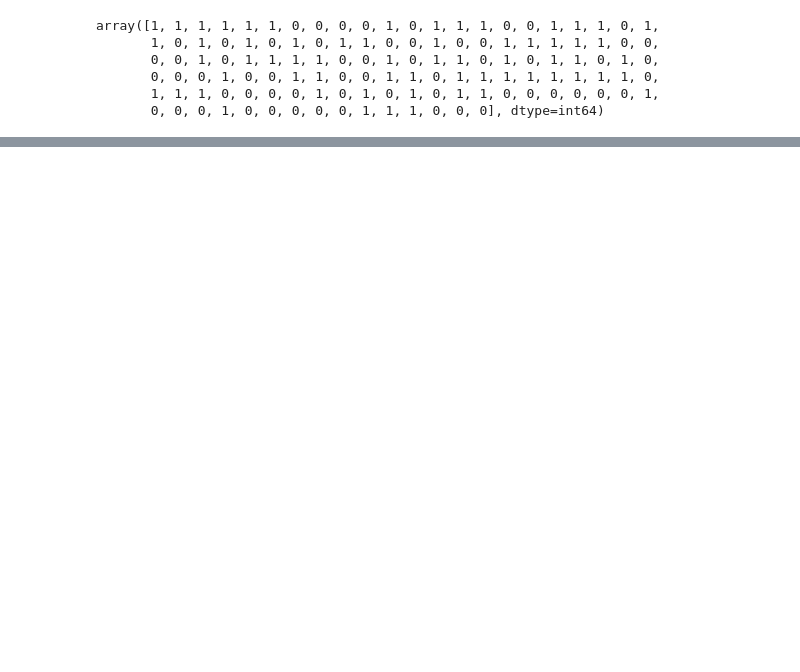
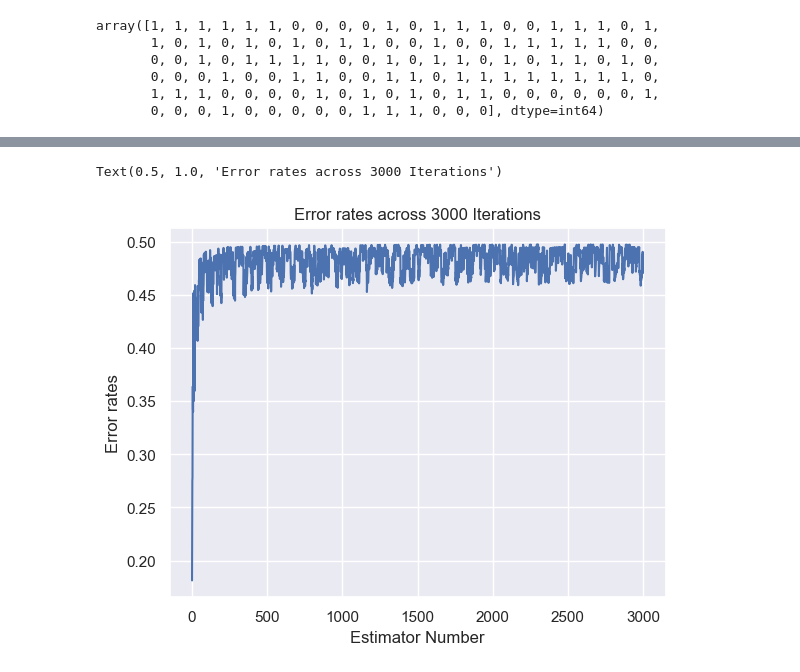
Before and after one commit to bishyboi/IntroToDataScience, a Jupyter notebook: A4/a4.ipynb, the cells around one changed output, grey strips where cells are left out. Cells and saved outputs as stored; diff of their text form; code cells hidden in the pictures; blank space fills up the shorter version.

```diff
--- a/A4/a4.ipynb
+++ b/A4/a4.ipynb
@@ -287,0 +362,10 @@ Ensemble 99: 0.888, Elapsed Time: 5.41
+# %%
+x = np.arange(3000)
+
+sns.lineplot(x = x, y = ada.error_rates)
+plt.xlabel("Estimator Number")
+plt.ylabel("Error rates")
+plt.title("Error rates across 3000 Iterations")
+# %% [output]
+Text(0.5, 1.0, 'Error rates across 3000 Iterations')
+[figure, added]
```
Also changed, not shown: parts of 11 cells of this notebook, 1 other file.
